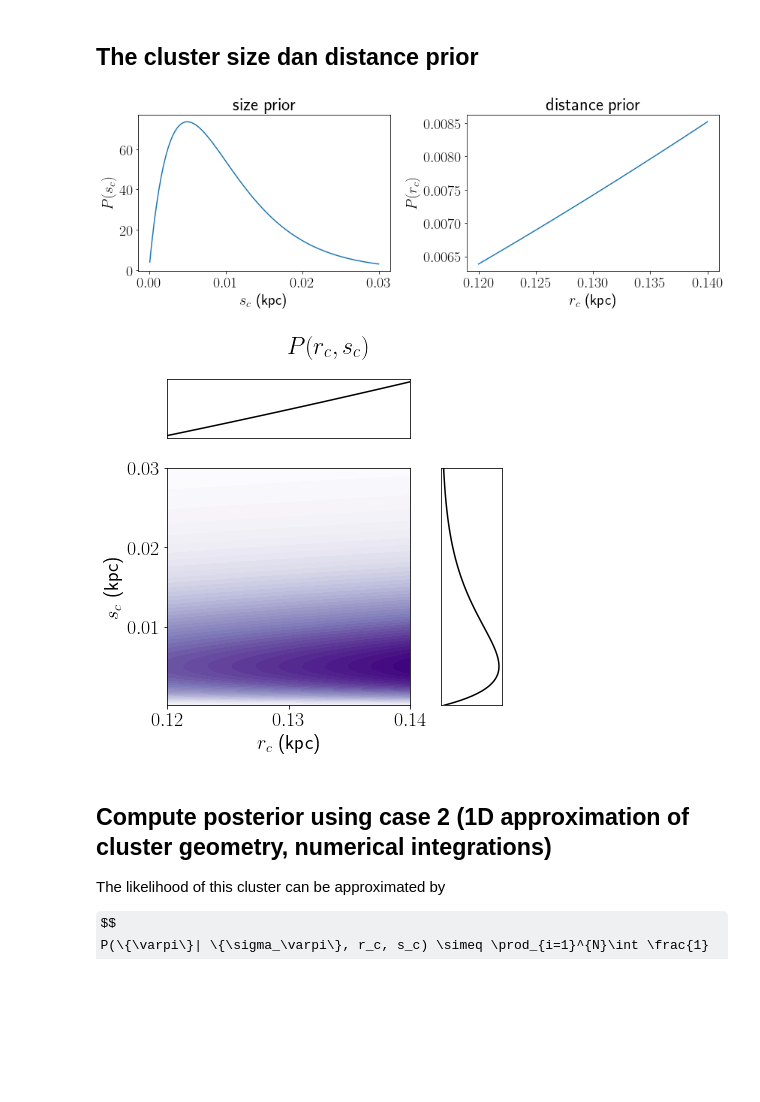
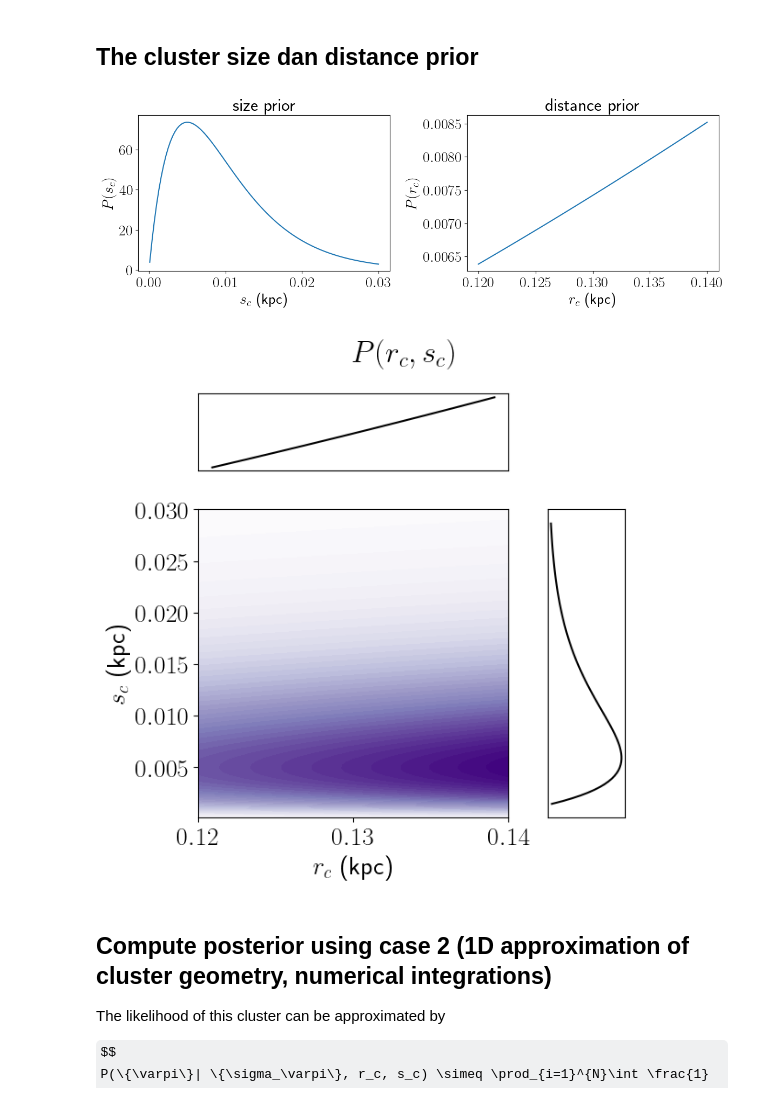
Before and after one commit to Alisyaifudin/estimating-distance, a Jupyter notebook: EstimatingDistance-Multiple.ipynb, the cells around one changed output. Drawn from its saved outputs; the diff is of its cells as text; code cells hidden in the pictures; some formulas as TeX source; blank space fills up the shorter version.

```diff
--- a/EstimatingDistance-Multiple.ipynb
+++ b/EstimatingDistance-Multiple.ipynb
@@ -85,7 +85,7 @@ array([(55.87979623, 22.15818737, 7.41810749, 0.240476  , 19.71967027, -45.48120
 # Set font size
 rcParams["font.size"] = 15
 rcParams['text.usetex'] = True
-rcParams['text.latex.preamble'] = [r'\usepackage{amsmath}']
+rcParams['text.latex.preamble'] = r'\usepackage{amsmath}'
 # Inspect the data
 fig, ax = plt.subplots(2,2, figsize=(10,10))
 # Set padding between subplots
@@ -445,32 +445,32 @@ ax2.plot(rc, rc_prior)
 
 plt.show()
 # %% [output]
-[figure, old version]
+[figure, new version]
 # %%
 # Plot joint prior
 X_prior, Y_prior = np.meshgrid(rc, sc)
 pX, pY = np.meshgrid(rc_prior, sc_prior)
 Z_prior = pX*pY
 
 rcParams["font.size"] = 20
 fig, ax = plt.subplots(2,2, figsize=(6,6), gridspec_kw={'width_ratios': [4, 1], 'height_ratios': [1, 4]})
 ax[0,0].plot(rc, rc_prior, c="k")
 ax[0,0].get_xaxis().set_visible(False)
 ax[0,0].get_yaxis().set_visible(False)
 ax[1,0].contourf(X_prior, Y_prior, Z_prior, 50, cmap="Purples", origin="lower")
-ax[1,0].get_shared_x_axes().join(ax[0,0], ax[1,0])
+# ax[1,0].get_shared_x_axes().join(ax[0,0], ax[1,0])
 ax[1,0].set_xlabel(r"$r_c$ (kpc)")
 ax[1,0].set_ylabel(r"$s_c$ (kpc)")
-ax[1,1].get_shared_y_axes().join(ax[1,1], ax[1,0])
+# ax[1,1].get_shared_y_axes().join(ax[1,1], ax[1,0])
 ax[1,1].plot(sc_prior, sc, c="k")
-ax[1,1].get_shared_x_axes().join(ax[0,0], ax[1,0])
+# ax[1,1].get_shared_x_axes().join(ax[0,0], ax[1,0])
 ax[1,1].get_xaxis().set_visible(False)
 ax[1,1].get_yaxis().set_visible(False)
 ax[0,1].set_visible(False)
 fig.suptitle(r"$P(r_{c}, s_{c})$")
 plt.show()
 # %% [output]
-[figure, old version]
+[figure, new version]
 # %% [markdown]
 ## Compute posterior using case 2 (1D approximation of cluster geometry, numerical integrations)
 
```
Also changed, not shown: parts of 12 cells of this notebook, 3 other files.
